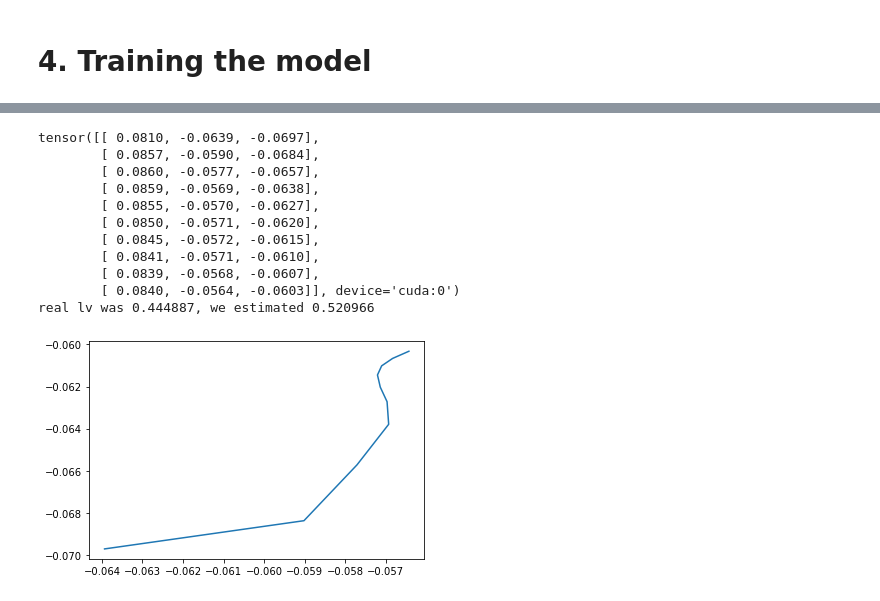
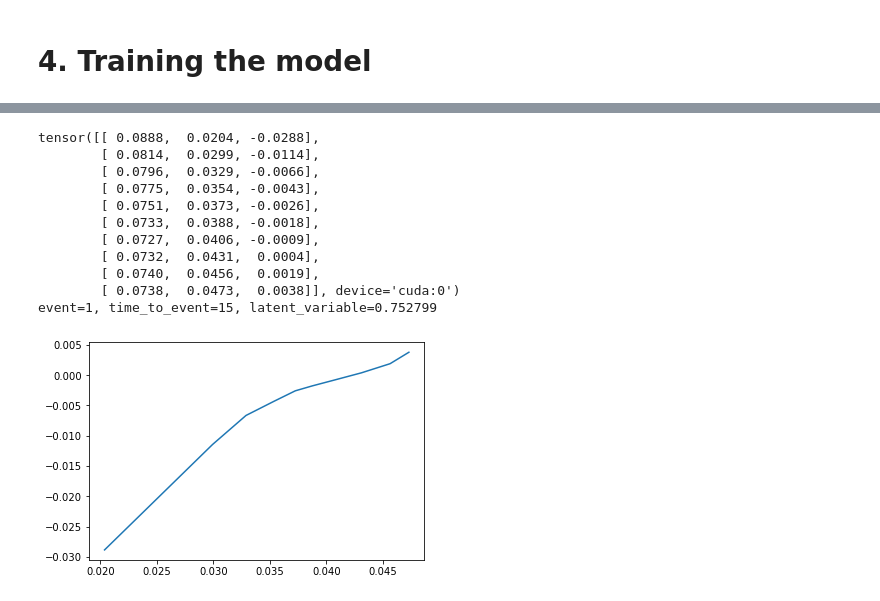
Before and after one commit to madkerpe/poc_ddht_pytorch, a Jupyter notebook: main_poc.ipynb, the cells around one changed output, grey strips where cells are left out. Cells and saved outputs as stored; diff of their text form; code cells hidden in the pictures.

Commit message:
just before we're trying batches

```diff
--- a/main_poc.ipynb
+++ b/main_poc.ipynb
@@ -70,35 +70,43 @@ from tqdm import trange, tqdm
 
 from torch.optim import Adam
 from torch.utils.tensorboard import SummaryWriter
-from dynamicDeepHit import EncoderRNN, AttnDecoderRNN, RegressionNetwork
 
-poc_raw_dataset = PocDataset(num_cases=2**10)
-data_loader = torch.utils.data.DataLoader(poc_raw_dataset,batch_size=1)
+from dynamicDeepHit import EncoderRNN, AttnDecoderRNN, RegressionNetwork, CauseSpecificSubnetwork
+from losses import loss_1
 
-NUM_EPOCHS = 25
+#poc_raw_dataset = PocDataset(num_cases=2**5)
+data_loader = torch.utils.data.DataLoader(test_poc_raw_dataset,batch_size=1)
+
+NUM_EPOCHS = 350
 
 LEARNING_RATE_ENCODER = 0.001
 LEARNING_RATE_DECODER = 0.001
 LEARNING_RATE_REGRESS = 0.001
+LEARNING_RATE_CAUSESS = 0.0005
 
+LOSS_1_AMPLIFIER = 1
 LOSS_3_AMPLIFIER = 1
-LOSS_4_AMPLIFIER = 100
+LOSS_4_AMPLIFIER = 0
 
 input_size = 3
 output_size = input_size
-MAX_LENGTH = 30
-hidden_size_encoder = 512
+MAX_LENGTH = 20
+NUM_CAUSES = 2
+hidden_size_encoder = 128
 hidden_size_regress = 128
+fc_size_encoder = 256
 
 # initialize model
-encoder = EncoderRNN(input_size, hidden_size_encoder).to(DEVICE)
+encoder = EncoderRNN(input_size, hidden_size_encoder, fc_size_encoder).to(DEVICE)
 decoder = AttnDecoderRNN(hidden_size_encoder, output_size, MAX_LENGTH).to(DEVICE)
-regress = RegressionNetwork(hidden_size_encoder, hidden_size_regress).to(DEVICE)
+#regress = RegressionNetwork(hidden_size_encoder, hidden_size_regress).to(DEVICE)
+causess = CauseSpecificSubnetwork(hidden_size_encoder, input_size, MAX_LENGTH, NUM_CAUSES).to(DEVICE)
 
 # intialize optimizer
 optimizer_encoder = Adam(encoder.parameters(), lr=LEARNING_RATE_ENCODER)
 optimizer_decoder = Adam(decoder.parameters(), lr=LEARNING_RATE_DECODER)
-optimizer_regress = Adam(regress.parameters(), lr=LEARNING_RATE_REGRESS)
+#optimizer_regress = Adam(regress.parameters(), lr=LEARNING_RATE_REGRESS)
+optimizer_causess = Adam(causess.parameters(), lr=LEARNING_RATE_CAUSESS)
 
 # initialize loss
 mse_loss = MSELoss()
@@ -106,31 +114,33 @@ writer = SummaryWriter()
 # %%
 test_encoder_hidden_vector = torch.zeros(MAX_LENGTH, encoder.hidden_size, device=DEVICE)
 test_encoder_output_vector = torch.zeros(MAX_LENGTH, encoder.input_size, device=DEVICE)
 test_encoder_hidden = encoder.initHidden(device=DEVICE)
 
 for ei in range(test_batch.size(1)):
         test_encoder_input = test_batch[0][ei].view(1,1,-1)
         test_encoder_output, test_encoder_hidden = encoder(test_encoder_input, test_encoder_hidden)
         test_encoder_output_vector[ei] = test_encoder_output
 
 test_last_measurement = test_batch[0][ei]
 test_context_vector = decoder(test_last_measurement, test_encoder_hidden_vector)
-test_estimated_latent_variable = regress(test_context_vector)
+#test_estimated_latent_variable = regress(test_context_vector)
+test_first_hitting_time = causess(test_context_vector, test_last_measurement)
 
 test_encoder_output_vector = test_encoder_output_vector.unsqueeze(0).detach()
 plt.plot(np.array(test_encoder_output_vector.cpu()[0][0:10,1]), test_encoder_output_vector.cpu()[0][0:10,2])
 print(test_encoder_output_vector[0,:10])
-print("real lv was %f, we estimated %f" % (test_latent_variable.item(), test_estimated_latent_variable.item()))
+print("event=%d, time_to_event=%d, latent_variable=%f" % (test_event.item(), test_time_to_event.item(), test_latent_variable.item()))
+#print("real lv was %f, we estimated %f" % (test_latent_variable.item(), test_estimated_latent_variable.item()))
 # %% [output]
-tensor([[ 0.0810, -0.0639, -0.0697],
-        [ 0.0857, -0.0590, -0.0684],
-        [ 0.0860, -0.0577, -0.0657],
-        [ 0.0859, -0.0569, -0.0638],
-        [ 0.0855, -0.0570, -0.0627],
-        [ 0.0850, -0.0571, -0.0620],
-        [ 0.0845, -0.0572, -0.0615],
-        [ 0.0841, -0.0571, -0.0610],
-        [ 0.0839, -0.0568, -0.0607],
-        [ 0.0840, -0.0564, -0.0603]], device='cuda:0')
-real lv was 0.444887, we estimated 0.520966
+tensor([[ 0.0888,  0.0204, -0.0288],
+        [ 0.0814,  0.0299, -0.0114],
+        [ 0.0796,  0.0329, -0.0066],
+        [ 0.0775,  0.0354, -0.0043],
+        [ 0.0751,  0.0373, -0.0026],
+        [ 0.0733,  0.0388, -0.0018],
+        [ 0.0727,  0.0406, -0.0009],
+        [ 0.0732,  0.0431,  0.0004],
+        [ 0.0740,  0.0456,  0.0019],
+        [ 0.0738,  0.0473,  0.0038]], device='cuda:0')
+event=1, time_to_event=15, latent_variable=0.752799
-[figure, old version]
+[figure, new version]
```
Also changed, not shown: parts of 12 cells of this notebook, 4 other files.
